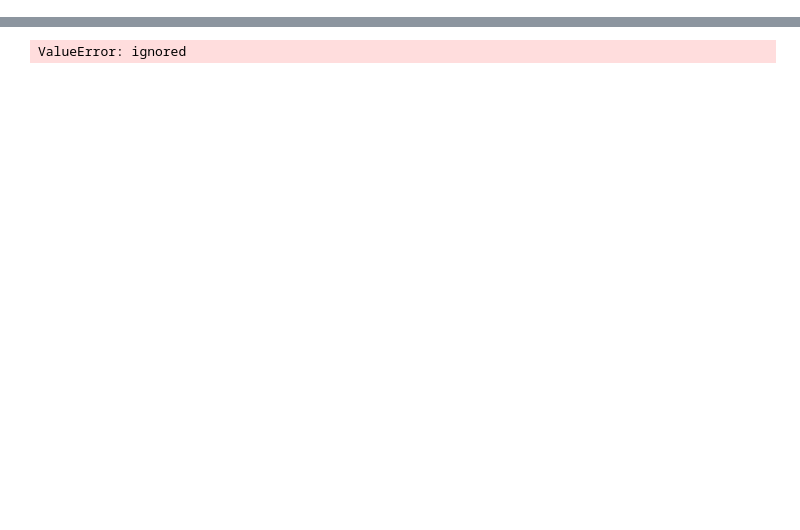
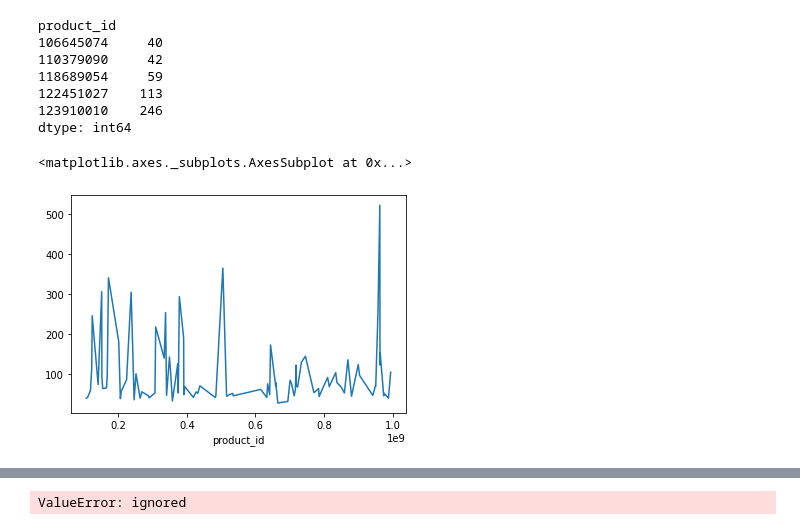
Before and after one commit to nasirxia/Analysis-Project-2022-Fall, a Jupyter notebook: ALP-2.ipynb, the cells around one changed output, grey strips where cells are left out. Drawn from its saved outputs; the diff is of its cells as text; code cells hidden in the pictures; blank space fills up the shorter version.

```diff
--- a/ALP-2.ipynb
+++ b/ALP-2.ipynb
@@ -19,0 +38,16 @@ df.head()
+# %%
+#Test if the types of product differentiate the consumers
+GroupedData2=df.groupby(by="product_id").size() # why size()?
+print(GroupedData2.head())
+len(GroupedData2) #there are 92 different products
+GroupedData2.plot.line()
+# %% [output]
+product_id
+106645074     40
+110379090     42
+118689054     59
+122451027    113
+123910010    246
+dtype: int64
+<matplotlib.axes._subplots.AxesSubplot at 0x...>
+[figure, added]
```
Also changed, not shown: parts of 11 cells of this notebook.
